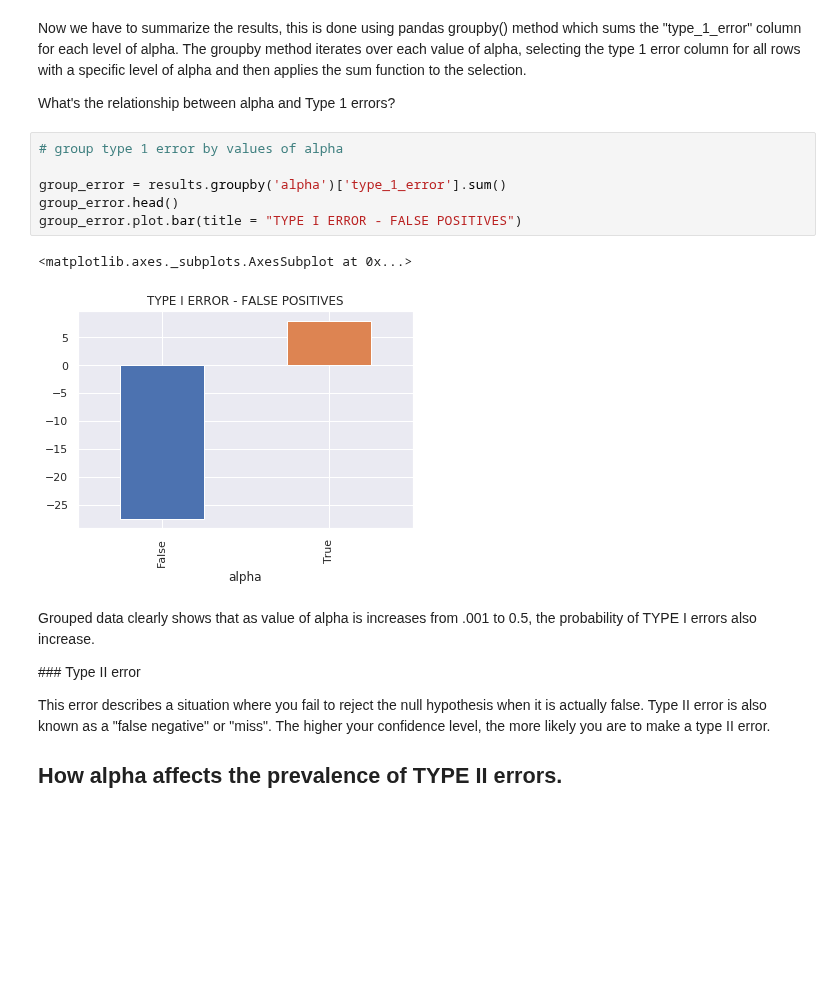
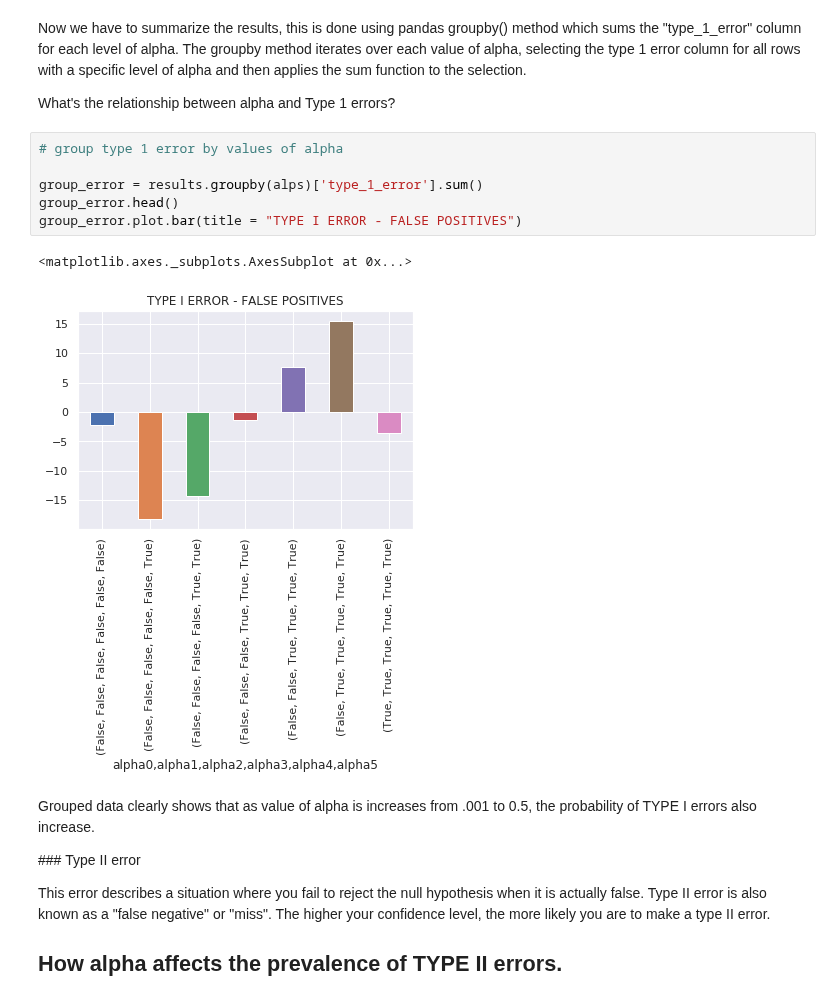
Before and after one commit to ortsed/dsc-type-1-and-2-error-lab-dc-ds-career-042219, a Jupyter notebook: index.ipynb, the cells around one changed output. Saved outputs shown, nothing was run; the diff lists cells and outputs as text; blank space fills up the shorter version.

```diff
--- a/index.ipynb
+++ b/index.ipynb
@@ -170,12 +170,12 @@ What's the relationship between alpha and Type 1 errors?
 # %%
 # group type 1 error by values of alpha
 
-group_error = results.groupby('alpha')['type_1_error'].sum()
+group_error = results.groupby(alps)['type_1_error'].sum()
 group_error.head()
 group_error.plot.bar(title = "TYPE I ERROR - FALSE POSITIVES")
 # %% [output]
 <matplotlib.axes._subplots.AxesSubplot at 0x...>
-[figure, old version]
+[figure, new version]
 # %% [markdown]
 Grouped data clearly shows that as value of alpha is increases from .001 to 0.5, the probability of TYPE I errors also increase.
 
```
